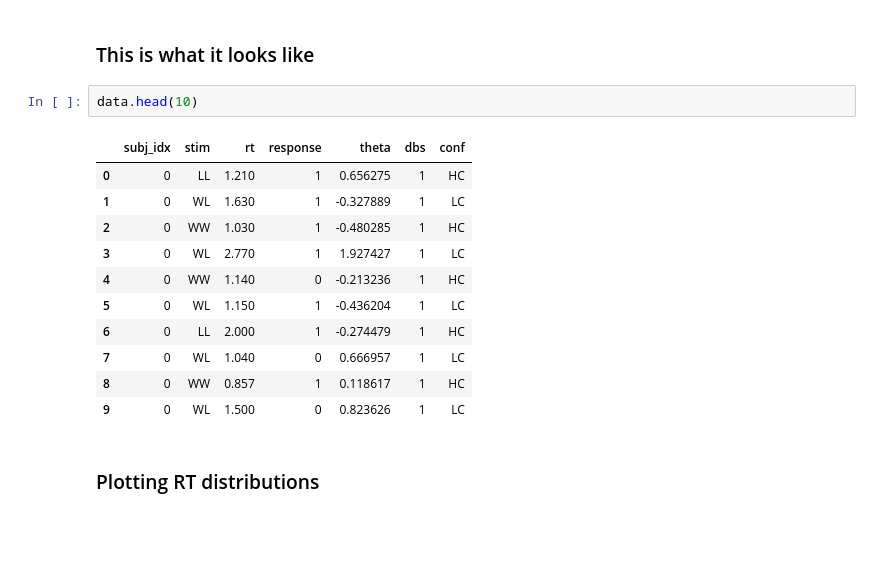
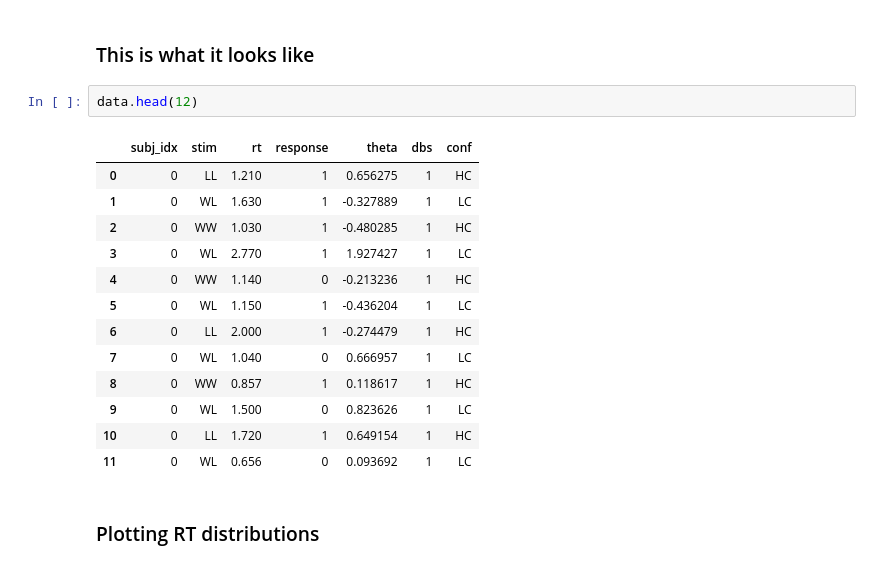
Before and after one commit to hddm-devs/hddm, a Jupyter notebook: hddm/examples/hddm_talk.ipynb, the cells around one changed output. Cells and saved outputs as stored; diff of their text form; blank space fills up the shorter version.

```diff
--- a/hddm/examples/hddm_talk.ipynb
+++ b/hddm/examples/hddm_talk.ipynb
@@ -87,19 +87,21 @@ data = hddm.load_csv('./cavanagh_theta_nn.csv')
 # %% [markdown]
 ### This is what it looks like
 # %%
-data.head(10)
+data.head(12)
 # %% [output]
 |  | subj_idx | stim | rt | response | theta | dbs | conf |
 | 0 | 0 | LL | 1.210 | 1 | 0.656275 | 1 | HC |
 | 1 | 0 | WL | 1.630 | 1 | -0.327889 | 1 | LC |
 | 2 | 0 | WW | 1.030 | 1 | -0.480285 | 1 | HC |
 | 3 | 0 | WL | 2.770 | 1 | 1.927427 | 1 | LC |
 | 4 | 0 | WW | 1.140 | 0 | -0.213236 | 1 | HC |
 | 5 | 0 | WL | 1.150 | 1 | -0.436204 | 1 | LC |
 | 6 | 0 | LL | 2.000 | 1 | -0.274479 | 1 | HC |
 | 7 | 0 | WL | 1.040 | 0 | 0.666957 | 1 | LC |
 | 8 | 0 | WW | 0.857 | 1 | 0.118617 | 1 | HC |
 | 9 | 0 | WL | 1.500 | 0 | 0.823626 | 1 | LC |
+| 10 | 0 | LL | 1.720 | 1 | 0.649154 | 1 | HC |
+| 11 | 0 | WL | 0.656 | 0 | 0.093692 | 1 | LC |
 # %% [markdown]
 ### Plotting RT distributions
 # %%
```
Also changed, not shown: parts of 31 cells of this notebook.
